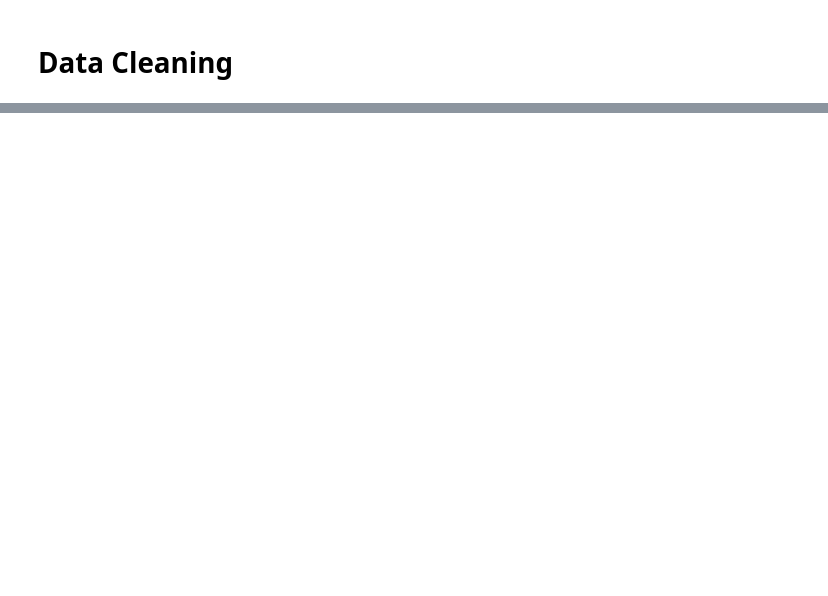
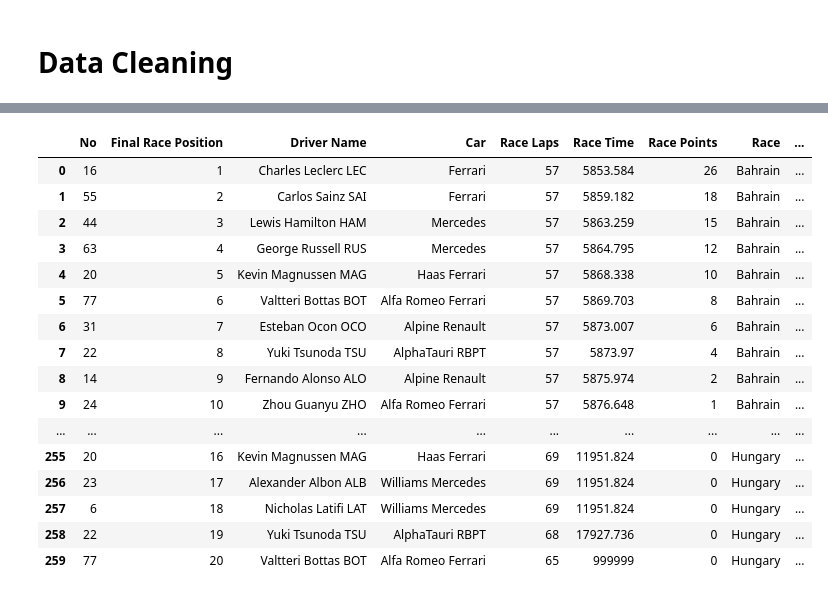
Before and after one commit to Spakicey/2022-Formula1-Analysis, a Jupyter notebook: F1-Cleaning-Automated.ipynb, the cells around one changed output, grey strips where cells are left out. Drawn from its saved outputs; the diff is of its cells as text; code cells hidden in the pictures; blank space fills up the shorter version.

```diff
--- a/F1-Cleaning-Automated.ipynb
+++ b/F1-Cleaning-Automated.ipynb
@@ -226,0 +273,9 @@ f1_df.to_csv(f'./f1_df.csv', index=False)
+# %%
+# Change NC to 99th place
+racePos = master_df['Final Race Position']
+racePos = formatPos(racePos)
+master_df['Final Race Position'] = racePos
+
+sprintPos = master_df['Final Sprint Postition']
+sprintPos = formatPos(sprintPos)
+master_df['Final Sprint Postition'] = sprintPos
@@ -226,0 +352,8 @@ f1_df.to_csv(f'./f1_df.csv', index=False)
+# %%
+race_time = master_df['Race Time']
+new_race_time = raceTimeToSeconds(race_time)
+master_df['Race Time'] = new_race_time
+
+sprint_time = master_df['Sprint Time/Retired']
+new_sprint_time = raceTimeToSeconds(sprint_time)
+master_df['Sprint Time/Retired'] = new_sprint_time
@@ -226,0 +427,41 @@ f1_df.to_csv(f'./f1_df.csv', index=False)
+# %%
+def gapToNumeric(gap):
+    for i, value in enumerate(gap):
+        if (value == 'nan'):
+            gap.iloc[i] = 999
+        else:
+            gap.iloc[i] = pd.to_numeric(value)
+
+    return pd.to_numeric(gap)
+# %%
+p3Gap = master_df['P3 Gap']
+new_p3Gap = gapToNumeric(p3Gap)
+master_df['P3 Gap'] = new_p3Gap
+
+p2Gap = master_df['P2 Gap']
+new_p2Gap = gapToNumeric(p2Gap)
+master_df['P2 Gap'] = new_p2Gap
+
+p1Gap = master_df['P1 Gap']
+new_p1Gap = gapToNumeric(p1Gap)
+master_df['P1 Gap'] = new_p1Gap
+# %%
+master_df
+# %% [output]
+|  | No | Final Race Position | Driver Name | Car | Race Laps | Race Time | Race Points | Race | ... |
+| 0 | 16 | 1 | Charles Leclerc LEC | Ferrari | 57 | 5853.584 | 26 | Bahrain | ... |
+| 1 | 55 | 2 | Carlos Sainz SAI | Ferrari | 57 | 5859.182 | 18 | Bahrain | ... |
+| 2 | 44 | 3 | Lewis Hamilton HAM | Mercedes | 57 | 5863.259 | 15 | Bahrain | ... |
+| 3 | 63 | 4 | George Russell RUS | Mercedes | 57 | 5864.795 | 12 | Bahrain | ... |
+| 4 | 20 | 5 | Kevin Magnussen MAG | Haas Ferrari | 57 | 5868.338 | 10 | Bahrain | ... |
+| 5 | 77 | 6 | Valtteri Bottas BOT | Alfa Romeo Ferrari | 57 | 5869.703 | 8 | Bahrain | ... |
+| 6 | 31 | 7 | Esteban Ocon OCO | Alpine Renault | 57 | 5873.007 | 6 | Bahrain | ... |
+| 7 | 22 | 8 | Yuki Tsunoda TSU | AlphaTauri RBPT | 57 | 5873.97 | 4 | Bahrain | ... |
+| 8 | 14 | 9 | Fernando Alonso ALO | Alpine Renault | 57 | 5875.974 | 2 | Bahrain | ... |
+| 9 | 24 | 10 | Zhou Guanyu ZHO | Alfa Romeo Ferrari | 57 | 5876.648 | 1 | Bahrain | ... |
+| ... | ... | ... | ... | ... | ... | ... | ... | ... | ... |
+| 255 | 20 | 16 | Kevin Magnussen MAG | Haas Ferrari | 69 | 11951.824 | 0 | Hungary | ... |
+| 256 | 23 | 17 | Alexander Albon ALB | Williams Mercedes | 69 | 11951.824 | 0 | Hungary | ... |
+| 257 | 6 | 18 | Nicholas Latifi LAT | Williams Mercedes | 69 | 11951.824 | 0 | Hungary | ... |
+| 258 | 22 | 19 | Yuki Tsunoda TSU | AlphaTauri RBPT | 68 | 17927.736 | 0 | Hungary | ... |
+| 259 | 77 | 20 | Valtteri Bottas BOT | Alfa Romeo Ferrari | 65 | 999999 | 0 | Hungary | ... |
```
Also changed, not shown: parts of 12 cells of this notebook.
